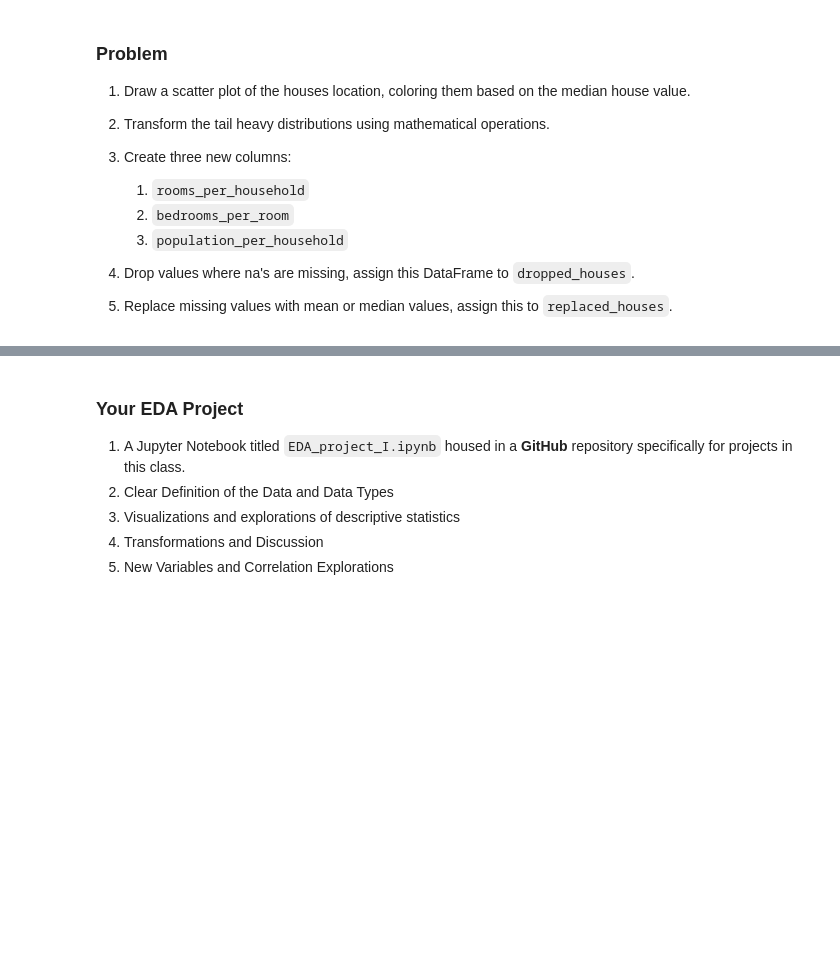
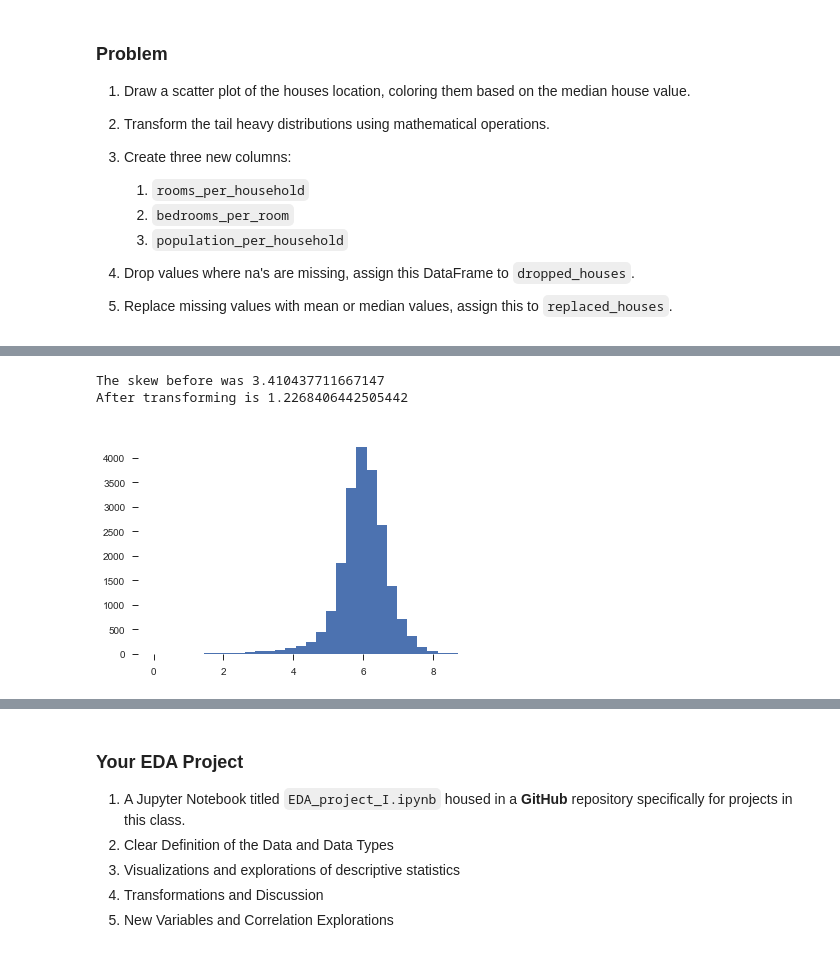
Before and after one commit to karenhao/DAT-NYC-6.13, a Jupyter notebook: 09-EDA-Task.ipynb, the cells around one changed output, grey strips where cells are left out. Saved outputs shown, nothing was run; the diff lists cells and outputs as text; code cells hidden in the pictures; blank space fills up the shorter version.

```diff
--- a/09-EDA-Task.ipynb
+++ b/09-EDA-Task.ipynb
@@ -76,0 +92,8 @@ After transforming is 1.4224679968926055
+# %%
+plt.hist(np.log( df['households']), bins = 30);
+print('The skew before was', df['households'].skew(), '\nAfter transforming is', np.log(df['households'].skew()))
+sns.despine(left=True,bottom=True)
+# %% [output]
+The skew before was 3.410437711667147
+After transforming is 1.2268406442505442
+[figure, added]
```
Also changed, not shown: parts of 16 cells of this notebook.
